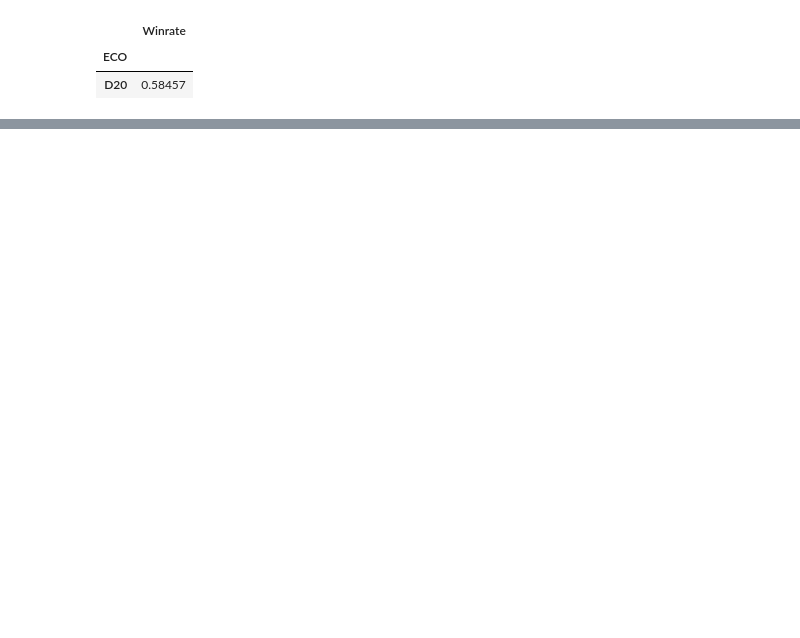
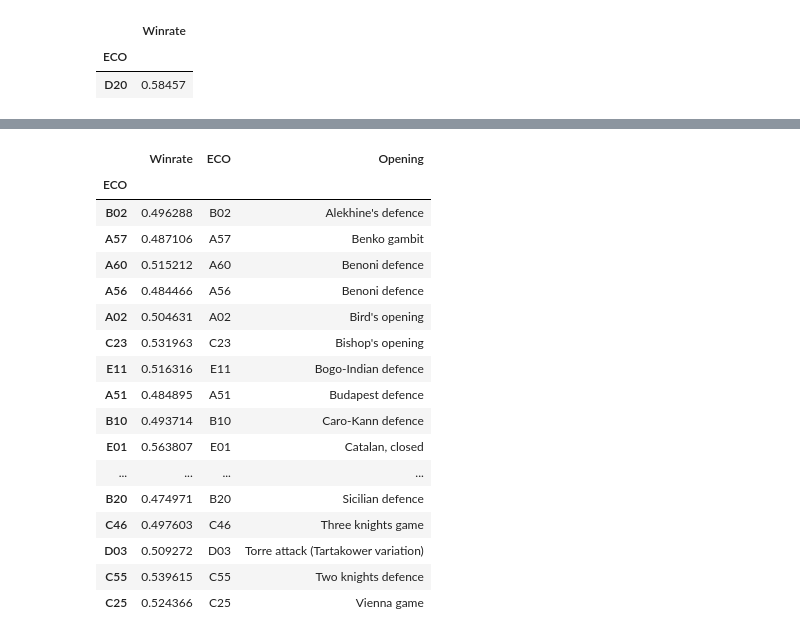
Before and after one commit to ielo03/chess-openings-analysis, a Jupyter notebook: BestOpenings.ipynb, the cells around one changed output, grey strips where cells are left out. Drawn from its saved outputs; the diff is of its cells as text; code cells hidden in the pictures; blank space fills up the shorter version.

```diff
--- a/BestOpenings.ipynb
+++ b/BestOpenings.ipynb
@@ -67,0 +96,21 @@ winrate_df[winrate_df['Winrate'] > 0.57]
+# %%
+winrate_df.sort_values(by='Opening', ascending=True)
+# %% [output]
+|  | Winrate | ECO | Opening |
+| ECO |  |  |  |
+| B02 | 0.496288 | B02 | Alekhine's defence |
+| A57 | 0.487106 | A57 | Benko gambit |
+| A60 | 0.515212 | A60 | Benoni defence |
+| A56 | 0.484466 | A56 | Benoni defence |
+| A02 | 0.504631 | A02 | Bird's opening |
+| C23 | 0.531963 | C23 | Bishop's opening |
+| E11 | 0.516316 | E11 | Bogo-Indian defence |
+| A51 | 0.484895 | A51 | Budapest defence |
+| B10 | 0.493714 | B10 | Caro-Kann defence |
+| E01 | 0.563807 | E01 | Catalan, closed |
+| ... | ... | ... | ... |
+| B20 | 0.474971 | B20 | Sicilian defence |
+| C46 | 0.497603 | C46 | Three knights game |
+| D03 | 0.509272 | D03 | Torre attack (Tartakower variation) |
+| C55 | 0.539615 | C55 | Two knights defence |
+| C25 | 0.524366 | C25 | Vienna game |
```
Also changed, not shown: parts of 7 cells of this notebook, 3 other files.
